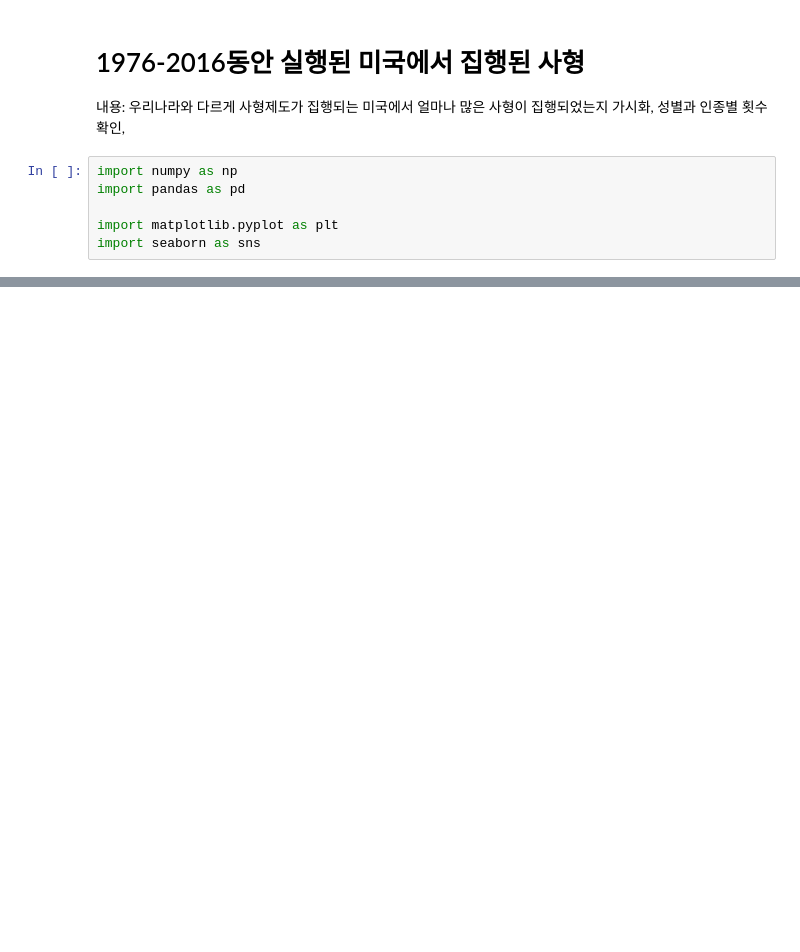
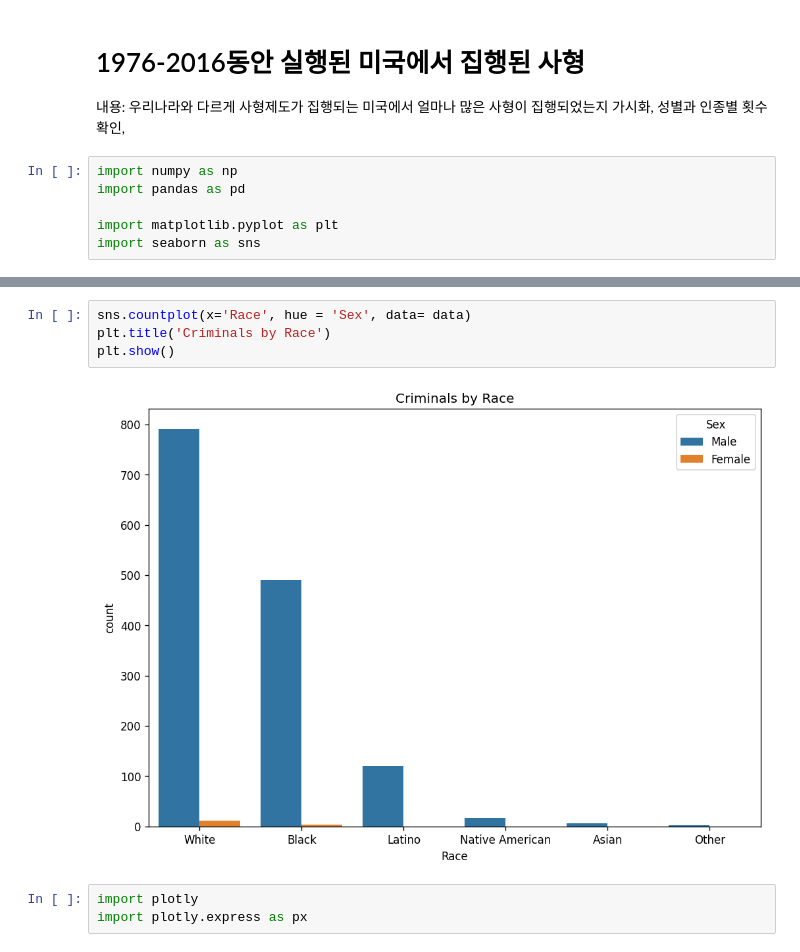
Before and after one commit to leonarde69/DAP__, a Jupyter notebook: deathpenalty.ipynb, the cells around one changed output, grey strips where cells are left out. Saved outputs shown, nothing was run; the diff lists cells and outputs as text; blank space fills up the shorter version.

```diff
--- a/deathpenalty.ipynb
+++ b/deathpenalty.ipynb
@@ -72,0 +80,9 @@ memory usage: 191.6+ KB
+# %%
+sns.countplot(x='Race', hue = 'Sex', data= data)
+plt.title('Criminals by Race')
+plt.show()
+# %% [output]
+[figure, added]
+# %%
+import plotly
+import plotly.express as px
```
Also changed, not shown: parts of 11 cells of this notebook.
